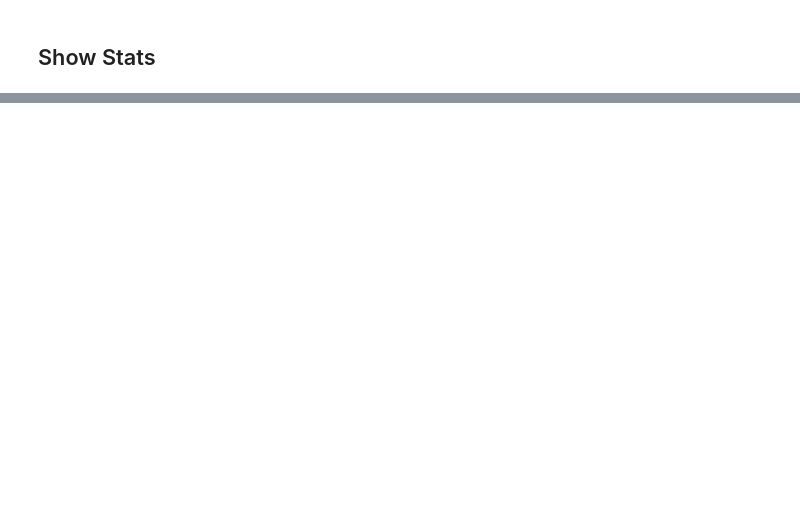
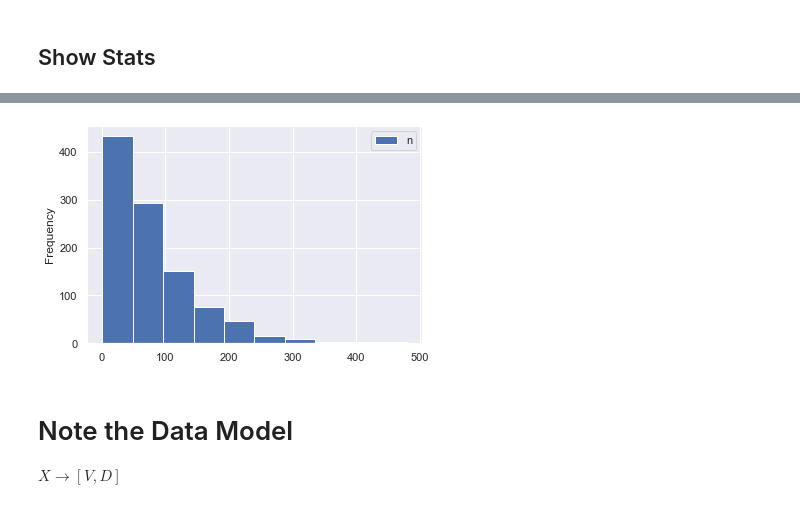
Before and after one commit to ontoligent/DS5001-2023-01-R, a Jupyter notebook: lessons/M02_TextModels/M02_02_TokenizingWithSciKitLearn.ipynb, the cells around one changed output, grey strips where cells are left out. Drawn from its saved outputs; the diff is of its cells as text; code cells hidden in the pictures; blank space fills up the shorter version.

```diff
--- a/lessons/M02_TextModels/M02_02_TokenizingWithSciKitLearn.ipynb
+++ b/lessons/M02_TextModels/M02_02_TokenizingWithSciKitLearn.ipynb
@@ -161,0 +179,2 @@ X.sum(1).plot.kde();
+# %%
+D = X.sum(1).to_frame('n')
@@ -161,0 +210,8 @@ X.sum(1).plot.kde();
+# %%
+D.plot.hist();
+# %% [output]
+[figure, added]
+# %% [markdown]
+# Note the Data Model
+
+$X \rightarrow [V, D]$
```
Also changed, not shown: parts of 32 cells of this notebook, 1 other file.
